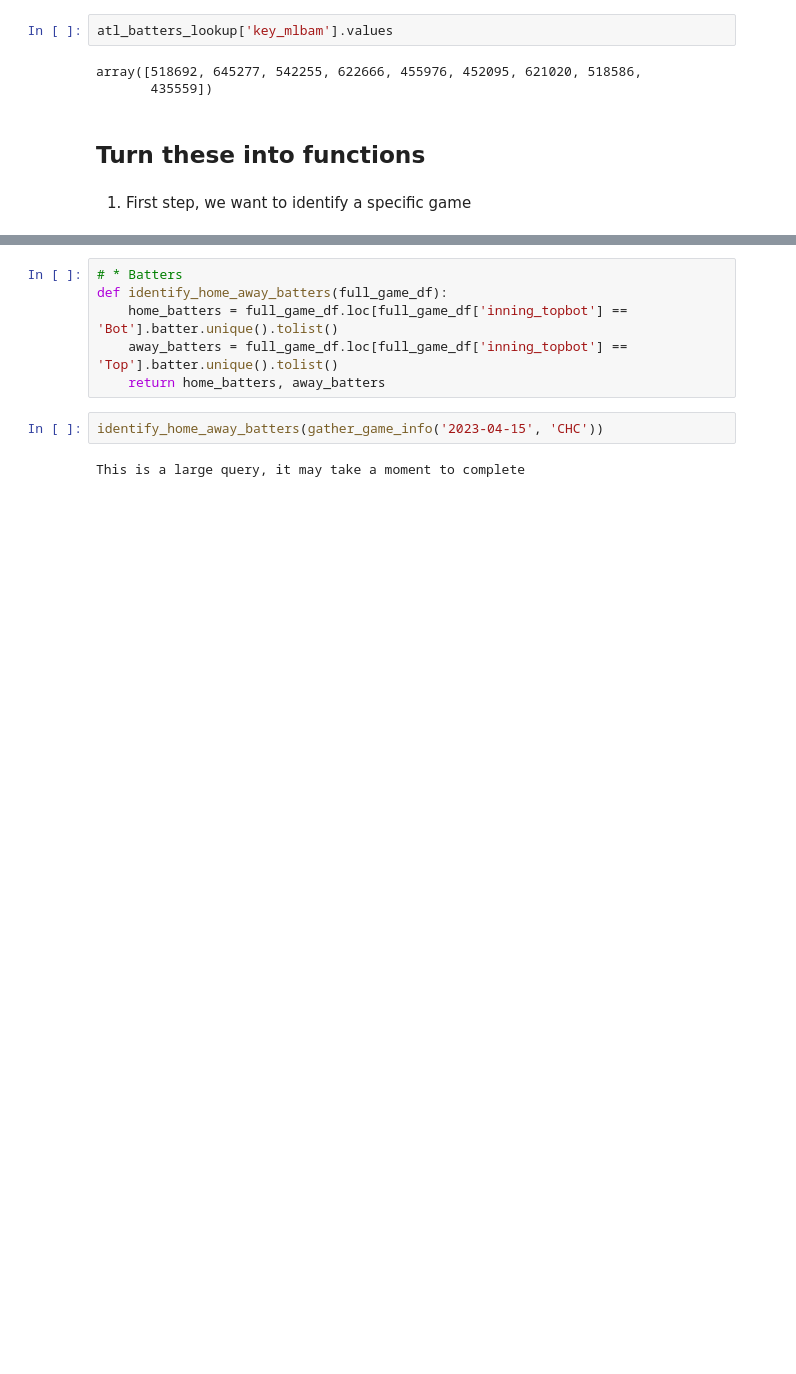
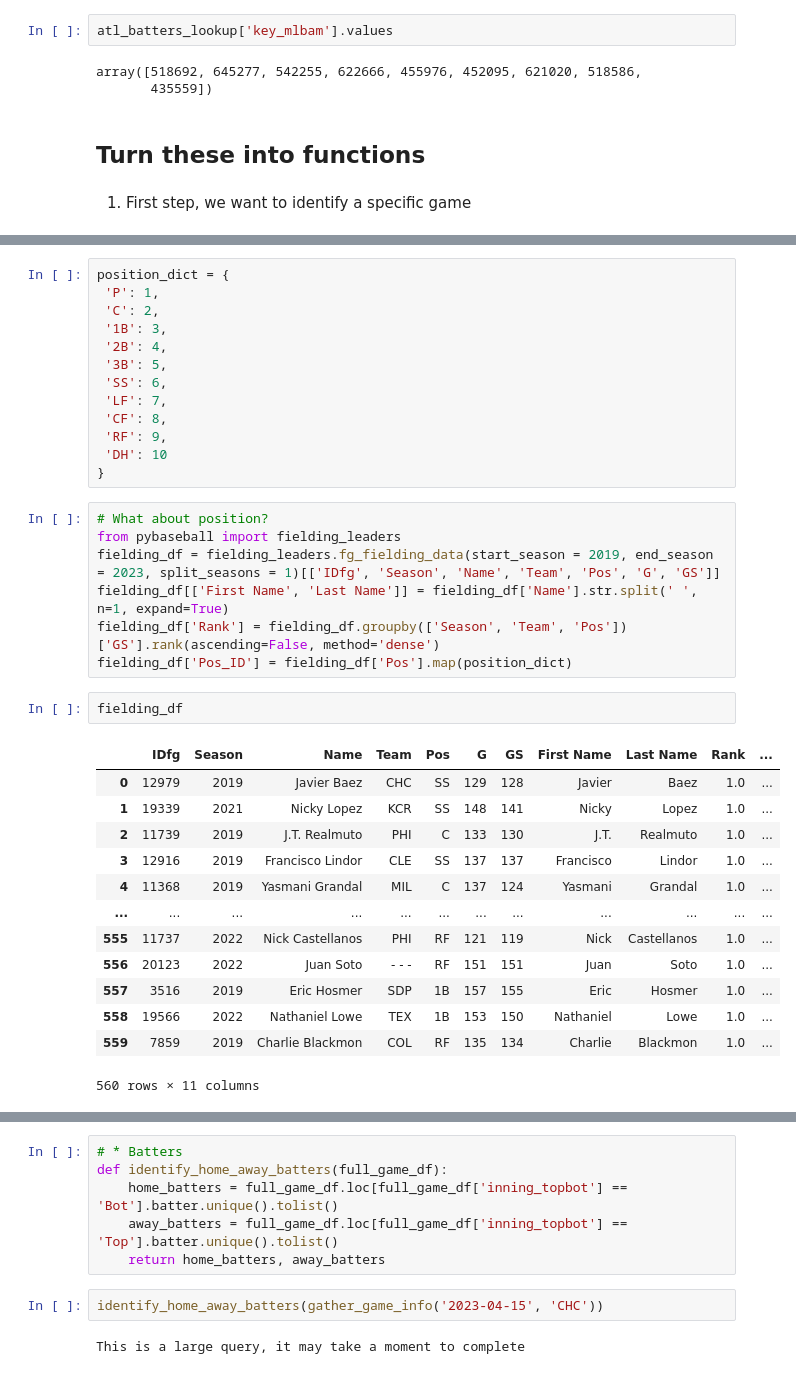
Before and after one commit to samlafell/mlb-betting, a Jupyter notebook: notebooks/batter_info.ipynb, the cells around one changed output, grey strips where cells are left out. Cells and saved outputs as stored; diff of their text form; blank space fills up the shorter version.

```diff
--- a/notebooks/batter_info.ipynb
+++ b/notebooks/batter_info.ipynb
@@ -179,0 +293,36 @@ original_team = 'CHC'
+# %%
+position_dict = {
+ 'P': 1,
+ 'C': 2,
+ '1B': 3,
+ '2B': 4,
+ '3B': 5,
+ 'SS': 6,
+ 'LF': 7,
+ 'CF': 8,
+ 'RF': 9,
+ 'DH': 10
+}
+# %%
+# What about position?
+from pybaseball import fielding_leaders
+fielding_df = fielding_leaders.fg_fielding_data(start_season = 2019, end_season = 2023, split_seasons = 1)[['IDfg', 'Season', 'Name', 'Team', 'Pos', 'G', 'GS']]
+fielding_df[['First Name', 'Last Name']] = fielding_df['Name'].str.split(' ', n=1, expand=True)
+fielding_df['Rank'] = fielding_df.groupby(['Season', 'Team', 'Pos'])['GS'].rank(ascending=False, method='dense')
+fielding_df['Pos_ID'] = fielding_df['Pos'].map(position_dict)
+# %%
+fielding_df
+# %% [output]
+|  | IDfg | Season | Name | Team | Pos | G | GS | First Name | Last Name | Rank | ... |
+| 0 | 12979 | 2019 | Javier Baez | CHC | SS | 129 | 128 | Javier | Baez | 1.0 | ... |
+| 1 | 19339 | 2021 | Nicky Lopez | KCR | SS | 148 | 141 | Nicky | Lopez | 1.0 | ... |
+| 2 | 11739 | 2019 | J.T. Realmuto | PHI | C | 133 | 130 | J.T. | Realmuto | 1.0 | ... |
+| 3 | 12916 | 2019 | Francisco Lindor | CLE | SS | 137 | 137 | Francisco | Lindor | 1.0 | ... |
+| 4 | 11368 | 2019 | Yasmani Grandal | MIL | C | 137 | 124 | Yasmani | Grandal | 1.0 | ... |
+| ... | ... | ... | ... | ... | ... | ... | ... | ... | ... | ... | ... |
+| 555 | 11737 | 2022 | Nick Castellanos | PHI | RF | 121 | 119 | Nick | Castellanos | 1.0 | ... |
+| 556 | 20123 | 2022 | Juan Soto | - - - | RF | 151 | 151 | Juan | Soto | 1.0 | ... |
+| 557 | 3516 | 2019 | Eric Hosmer | SDP | 1B | 157 | 155 | Eric | Hosmer | 1.0 | ... |
+| 558 | 19566 | 2022 | Nathaniel Lowe | TEX | 1B | 153 | 150 | Nathaniel | Lowe | 1.0 | ... |
+| 559 | 7859 | 2019 | Charlie Blackmon | COL | RF | 135 | 134 | Charlie | Blackmon | 1.0 | ... |
+560 rows × 11 columns
```
Also changed, not shown: parts of 22 cells of this notebook, 4 other files.
